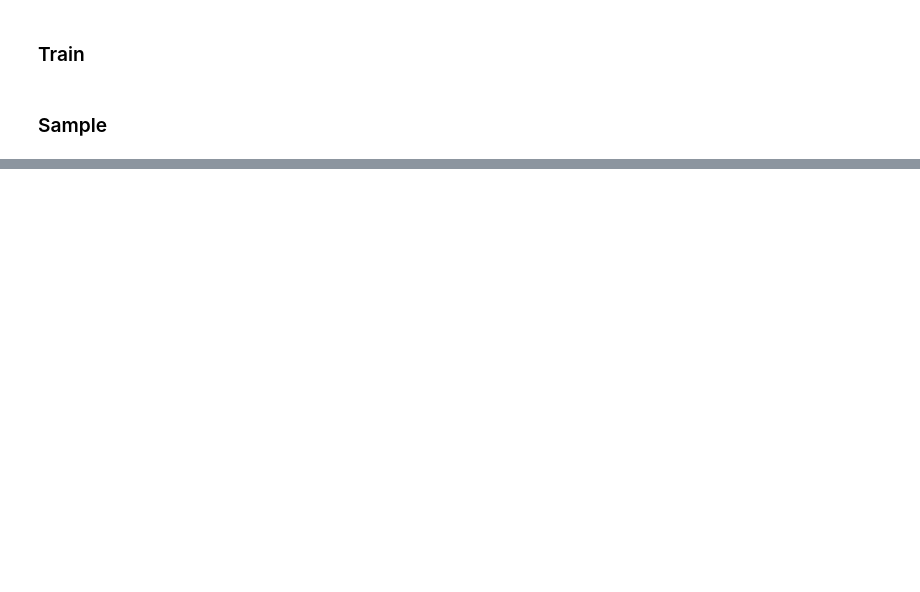
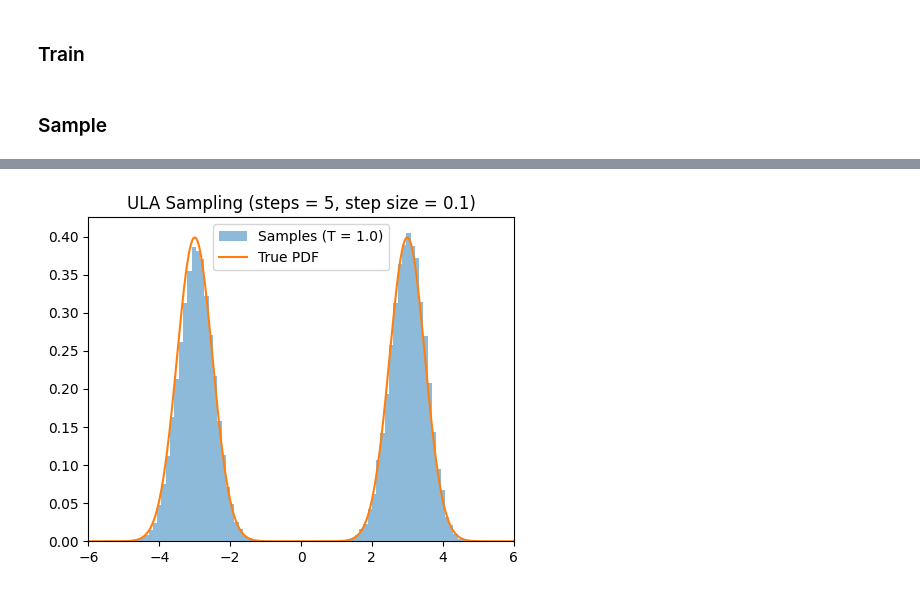
Before and after one commit to zoewus/parallel_tempering, a Jupyter notebook: tempered_energy.ipynb, the cells around one changed output, grey strips where cells are left out. Drawn from its saved outputs; the diff is of its cells as text; code cells hidden in the pictures; blank space fills up the shorter version.

```diff
--- a/tempered_energy.ipynb
+++ b/tempered_energy.ipynb
@@ -466,12 +52,2 @@ def plot_samples(config, temperature, method, step_scale, n_langevin_steps=5, x_
 # %% [markdown]
 ### Train
-# %%
-DATASETS = {
-    # 'single': {'n_samples': 50_000, 'means': [0.0], 'stds': 1.0},
-    'barrier': {'n_samples': 50_000, 'means': [-3.0, 3.0], 'stds': 0.5},
-    'composed': {'n_samples': 100_000, 'means': [-3.0, 0.0, 3.0], 'stds': [0.5, 1.0, 0.5]}
-}
-
-# Usage
-# for config in DATASETS.items():
-#     model = train_model(config)
@@ -478,10 +57,2 @@ DATASETS = {
 # %% [markdown]
 ### Sample
-# %%
-for method in ["DDPM"]:
-	for config in DATASETS.items():
-		for n_steps in [10]:
-			for scale in [0.2]:
-				samples = plot_samples(config=config, temperature=1.0, method=method, step_scale=scale, n_langevin_steps = n_steps)
-				print(samples.mean().item())
-				print(samples.var().item())
@@ -491,0 +59,71 @@ for method in ["DDPM"]:
+# %%
+methods = ["ULA"]
+
+dataset_names = ["barrier"]
+temperature = 2.0
+
+# (n_steps, step_scale, tau)
+param_grid = [
+    (5, 0.1)
+]
+
+def compute_sigma_0(dataset_config):
+    """Computes overall standard deviation for dataset according to dataset config parameters"""
+    means = np.array(dataset_config['means'])
+    stds = dataset_config['stds']
+
+    if isinstance(stds, (int, float)):
+        stds = np.full_like(means, stds, dtype=float)
+    else:
+        stds = np.array(stds)
+
+    mean_of_mixture = np.mean(means)
+    expected_x_squared = np.mean(stds**2 + means**2)
+    variance = expected_x_squared - mean_of_mixture**2
+    sigma_0 = np.sqrt(variance)
+
+    return sigma_0
+
+def compute_tsr(ts_desc, temperature, dataset_config):
+    """Computes temporal score rescaling coefficient"""
+    # make sure temperature is a tensor on the right device
+    temperature = torch.as_tensor(temperature, dtype=torch.float32, device=device)
+
+    temperature_schedule = []
+    sigma_0 = compute_sigma_0(dataset_config)   # numpy float
+    sigma = torch.as_tensor(sigma_0, dtype=torch.float32, device=device)
+
+    for t in ts_desc:
+        a_bar = alpha_bars[t]                   # assume this is already on `device`
+        sigma_t = torch.sqrt(1.0 - a_bar)
+        alpha_t = torch.sqrt(a_bar)
+
+        eta_t = (alpha_t**2) / (sigma_t**2)
+        num = eta_t * (sigma ** 2) + 1
+        den = (eta_t * (sigma ** 2)) / temperature + 1
+
+        temperature_schedule.append(num / den)
+
+    return torch.tensor(temperature_schedule)
+
+for method in methods:
+	for name in dataset_names:
+		dataset_config = DATASETS[name]
+		config = (name, dataset_config)
+		temperature_schedule = compute_tsr(ts_desc, 1.0, dataset_config)
+
+		for n_steps, scale in param_grid:
+
+			samples = plot_samples(
+				config=config,
+				temperature=1.0,
+				method=method,
+				step_scale=scale,
+				n_langevin_steps=n_steps,
+			)
+
+			print(f"method={method}, steps={n_steps}, step_scale={scale}")
+			print("mean =", samples.mean().item())
+			print("var  =", samples.var().item())
+# %% [output]
+[figure, added]
```
Also changed, not shown: parts of 19 cells of this notebook, 7 other files.
